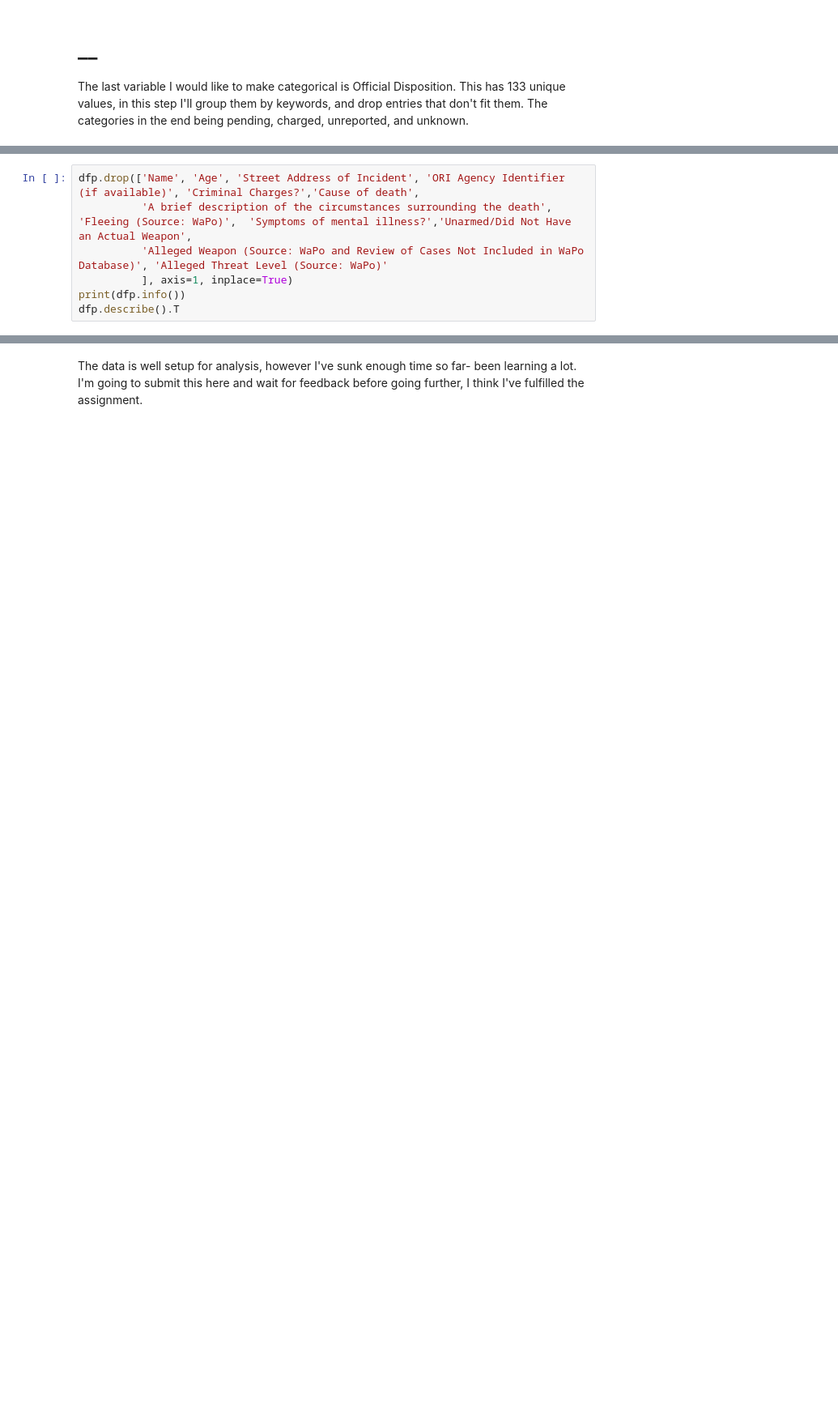
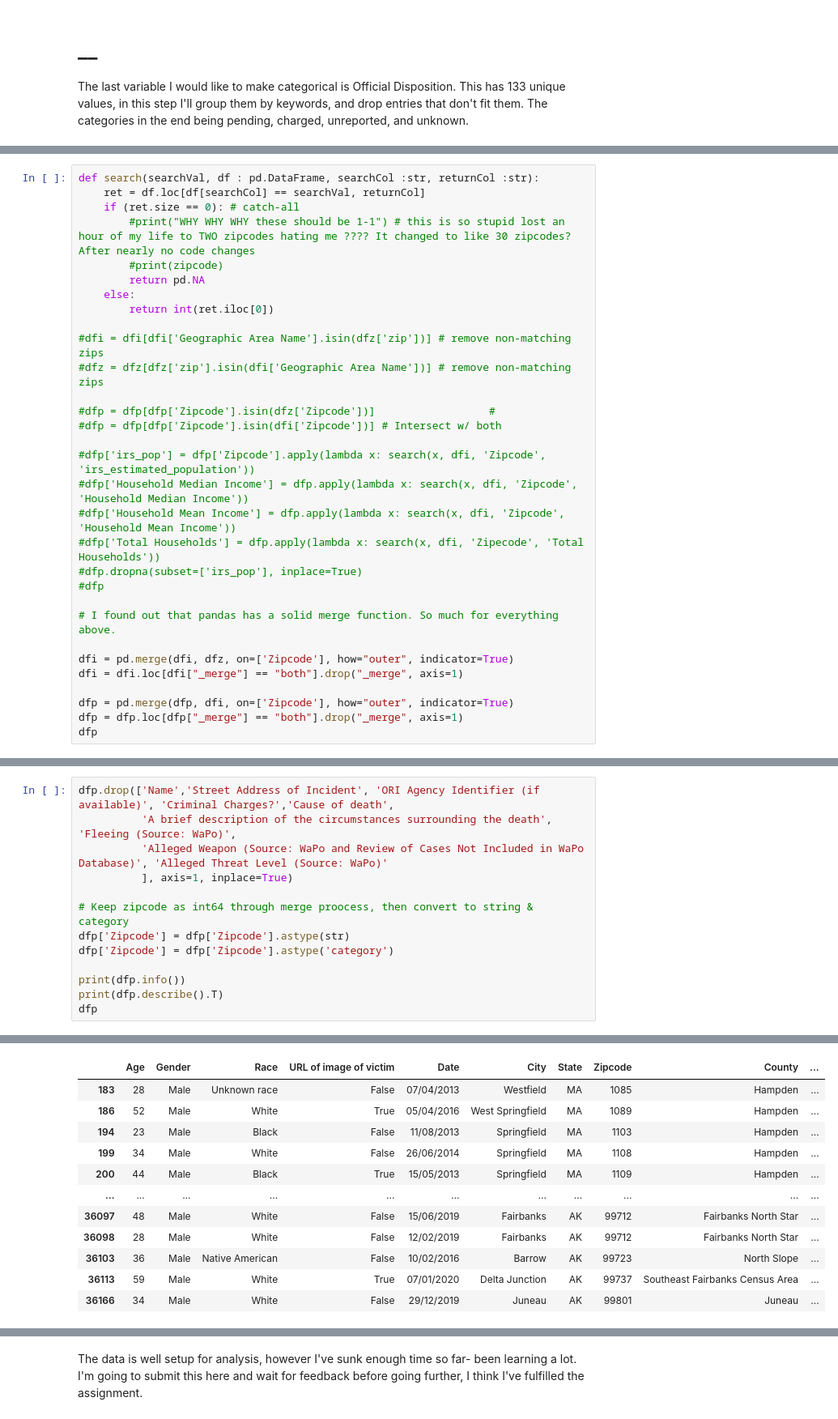
Before and after one commit to beckcarver/exploratory-data-analysis-beckcarver, a Jupyter notebook: exploratory.ipynb, the cells around one changed output, grey strips where cells are left out. Shown at 81% size. Saved outputs shown, nothing was run; the diff lists cells and outputs as text; blank space fills up the shorter version.

```diff
--- a/exploratory.ipynb
+++ b/exploratory.ipynb
@@ -274,0 +286,31 @@ See the caveats in the documentation: https://pandas.pydata.org/pandas-docs/stab
+# %%
+def search(searchVal, df : pd.DataFrame, searchCol :str, returnCol :str):
+    ret = df.loc[df[searchCol] == searchVal, returnCol]
+    if (ret.size == 0): # catch-all
+        #print("WHY WHY WHY these should be 1-1") # this is so stupid lost an hour of my life to TWO zipcodes hating me ???? It changed to like 30 zipcodes? After nearly no code changes
+        #print(zipcode)
+        return pd.NA
+    else:
+        return int(ret.iloc[0])
+
+#dfi = dfi[dfi['Geographic Area Name'].isin(dfz['zip'])] # remove non-matching zips
+#dfz = dfz[dfz['zip'].isin(dfi['Geographic Area Name'])] # remove non-matching zips
+
+#dfp = dfp[dfp['Zipcode'].isin(dfz['Zipcode'])]                  #
+#dfp = dfp[dfp['Zipcode'].isin(dfi['Zipcode'])] # Intersect w/ both
+
+#dfp['irs_pop'] = dfp['Zipcode'].apply(lambda x: search(x, dfi, 'Zipcode', 'irs_estimated_population'))
+#dfp['Household Median Income'] = dfp.apply(lambda x: search(x, dfi, 'Zipcode', 'Household Median Income'))
+#dfp['Household Mean Income'] = dfp.apply(lambda x: search(x, dfi, 'Zipcode', 'Household Mean Income'))
+#dfp['Total Households'] = dfp.apply(lambda x: search(x, dfi, 'Zipecode', 'Total Households'))
+#dfp.dropna(subset=['irs_pop'], inplace=True)
+#dfp
+
+# I found out that pandas has a solid merge function. So much for everything above.
+
+dfi = pd.merge(dfi, dfz, on=['Zipcode'], how="outer", indicator=True)
+dfi = dfi.loc[dfi["_merge"] == "both"].drop("_merge", axis=1)
+
+dfp = pd.merge(dfp, dfi, on=['Zipcode'], how="outer", indicator=True)
+dfp = dfp.loc[dfp["_merge"] == "both"].drop("_merge", axis=1)
+dfp
@@ -277,10 +334,16 @@ See the caveats in the documentation: https://pandas.pydata.org/pandas-docs/stab
 With the data I plan to use cleaned and the population data connected, I can now remove any leftover columns I do not plan to use and start actually exploring the data for trends.
 # %%
-dfp.drop(['Name', 'Age', 'Street Address of Incident', 'ORI Agency Identifier (if available)', 'Criminal Charges?','Cause of death',
-          'A brief description of the circumstances surrounding the death', 'Fleeing (Source: WaPo)',  'Symptoms of mental illness?','Unarmed/Did Not Have an Actual Weapon',
+dfp.drop(['Name','Street Address of Incident', 'ORI Agency Identifier (if available)', 'Criminal Charges?','Cause of death',
+          'A brief description of the circumstances surrounding the death', 'Fleeing (Source: WaPo)',
           'Alleged Weapon (Source: WaPo and Review of Cases Not Included in WaPo Database)', 'Alleged Threat Level (Source: WaPo)'
           ], axis=1, inplace=True)
+
+# Keep zipcode as int64 through merge proocess, then convert to string & category
+dfp['Zipcode'] = dfp['Zipcode'].astype(str)
+dfp['Zipcode'] = dfp['Zipcode'].astype('category')
+
 print(dfp.info())
-dfp.describe().T
+print(dfp.describe().T)
+dfp
 # %% [output]
 <class 'pandas.core.frame.DataFrame'>
@@ -302,0 +366,12 @@ None
+|  | Age | Gender | Race | URL of image of victim | Date | City | State | Zipcode | County | ... |
+| 183 | 28 | Male | Unknown race | False | 07/04/2013 | Westfield | MA | 1085 | Hampden | ... |
+| 186 | 52 | Male | White | True | 05/04/2016 | West Springfield | MA | 1089 | Hampden | ... |
+| 194 | 23 | Male | Black | False | 11/08/2013 | Springfield | MA | 1103 | Hampden | ... |
+| 199 | 34 | Male | White | False | 26/06/2014 | Springfield | MA | 1108 | Hampden | ... |
+| 200 | 44 | Male | Black | True | 15/05/2013 | Springfield | MA | 1109 | Hampden | ... |
+| ... | ... | ... | ... | ... | ... | ... | ... | ... | ... | ... |
+| 36097 | 48 | Male | White | False | 15/06/2019 | Fairbanks | AK | 99712 | Fairbanks North Star | ... |
+| 36098 | 28 | Male | White | False | 12/02/2019 | Fairbanks | AK | 99712 | Fairbanks North Star | ... |
+| 36103 | 36 | Male | Native American | False | 10/02/2016 | Barrow | AK | 99723 | North Slope | ... |
+| 36113 | 59 | Male | White | True | 07/01/2020 | Delta Junction | AK | 99737 | Southeast Fairbanks Census Area | ... |
+| 36166 | 34 | Male | White | False | 29/12/2019 | Juneau | AK | 99801 | Juneau | ... |
```
Also changed, not shown: parts of 16 cells of this notebook.
